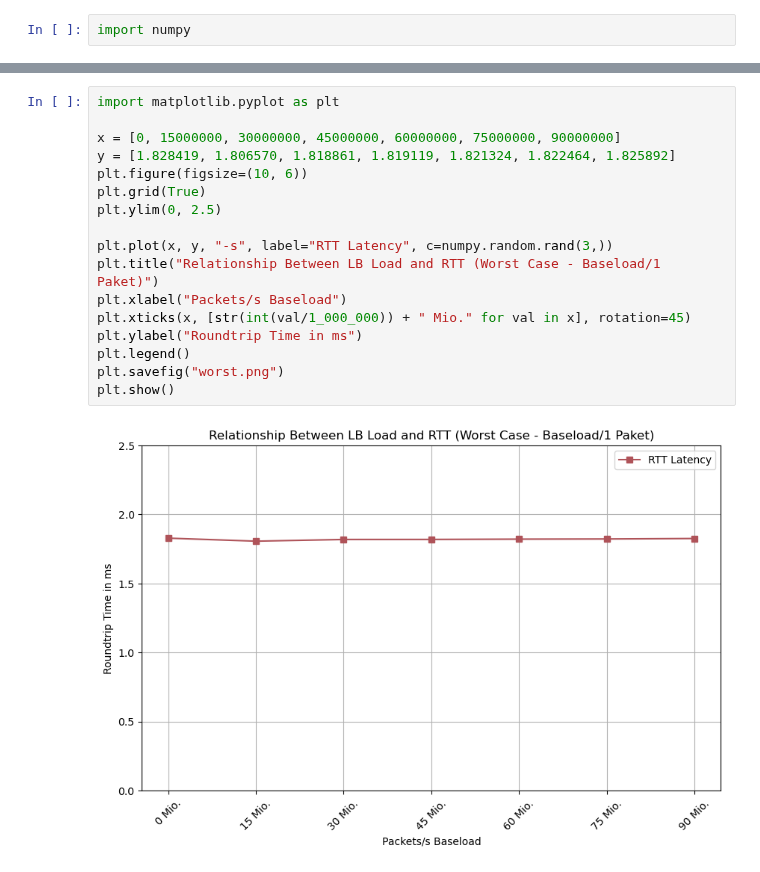
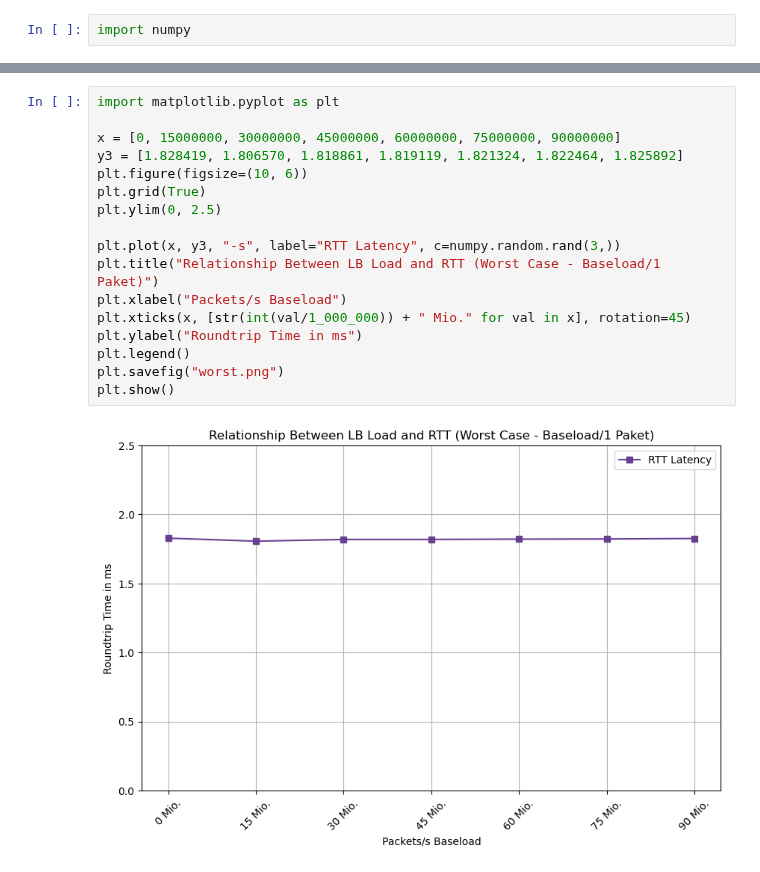
Before and after one commit to gespel/Bachelorarbeit, a Jupyter notebook: notebooks/latency.ipynb, the cells around one changed output, grey strips where cells are left out. Drawn from its saved outputs; the diff is of its cells as text.

```diff
--- a/notebooks/latency.ipynb
+++ b/notebooks/latency.ipynb
@@ -104,19 +96,19 @@ plt.show()
 # %%
 import matplotlib.pyplot as plt
 
 x = [0, 15000000, 30000000, 45000000, 60000000, 75000000, 90000000]
-y = [1.828419, 1.806570, 1.818861, 1.819119, 1.821324, 1.822464, 1.825892]
+y3 = [1.828419, 1.806570, 1.818861, 1.819119, 1.821324, 1.822464, 1.825892]
 plt.figure(figsize=(10, 6))
 plt.grid(True)
 plt.ylim(0, 2.5)
 
-plt.plot(x, y, "-s", label="RTT Latency", c=numpy.random.rand(3,))
+plt.plot(x, y3, "-s", label="RTT Latency", c=numpy.random.rand(3,))
 plt.title("Relationship Between LB Load and RTT (Worst Case - Baseload/1 Paket)")
 plt.xlabel("Packets/s Baseload")
 plt.xticks(x, [str(int(val/1_000_000)) + " Mio." for val in x], rotation=45)
 plt.ylabel("Roundtrip Time in ms")
 plt.legend()
 plt.savefig("worst.png")
 plt.show()
 # %% [output]
-[figure, old version]
+[figure, new version]
```
Also changed, not shown: parts of 5 cells of this notebook, 6 other files.
